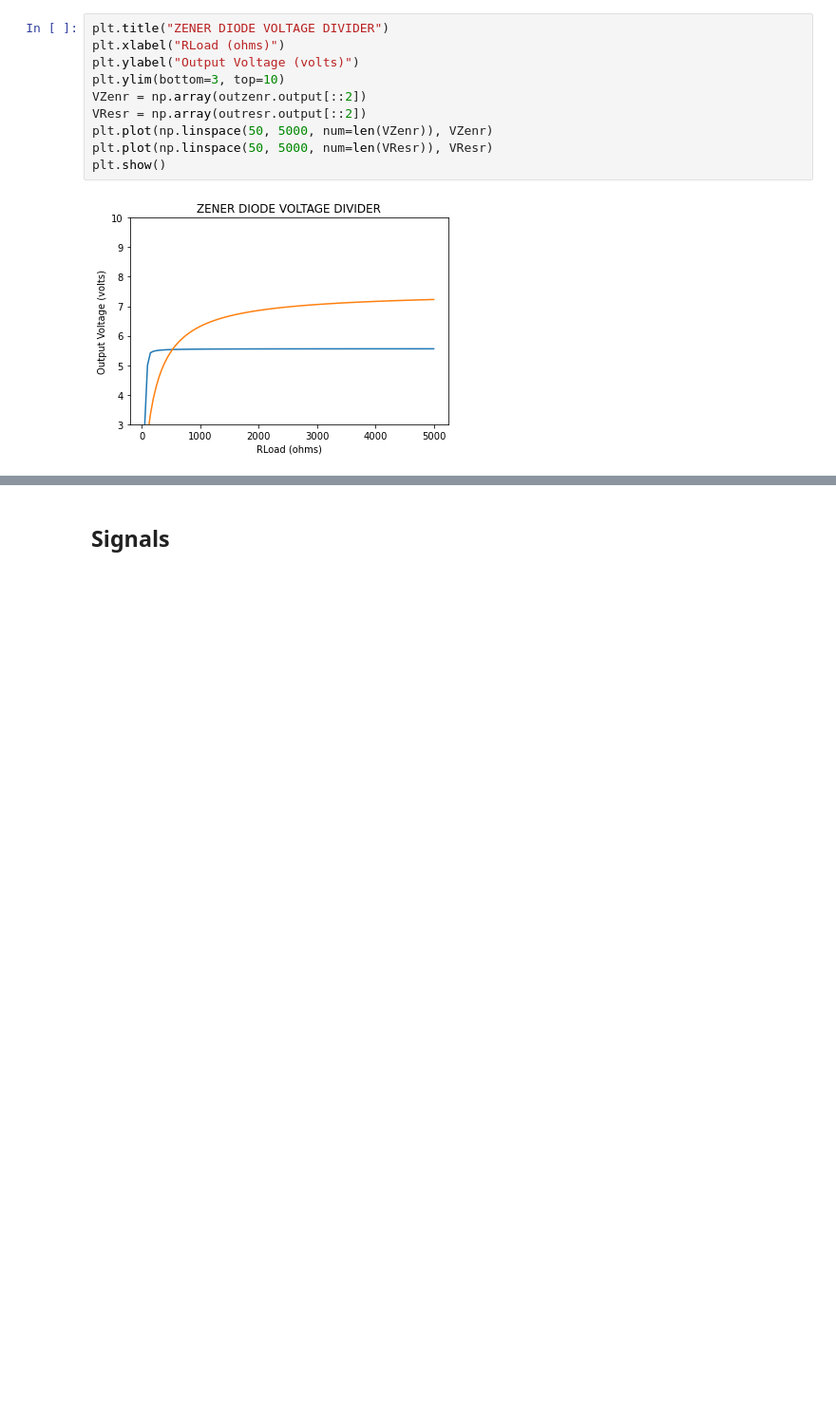
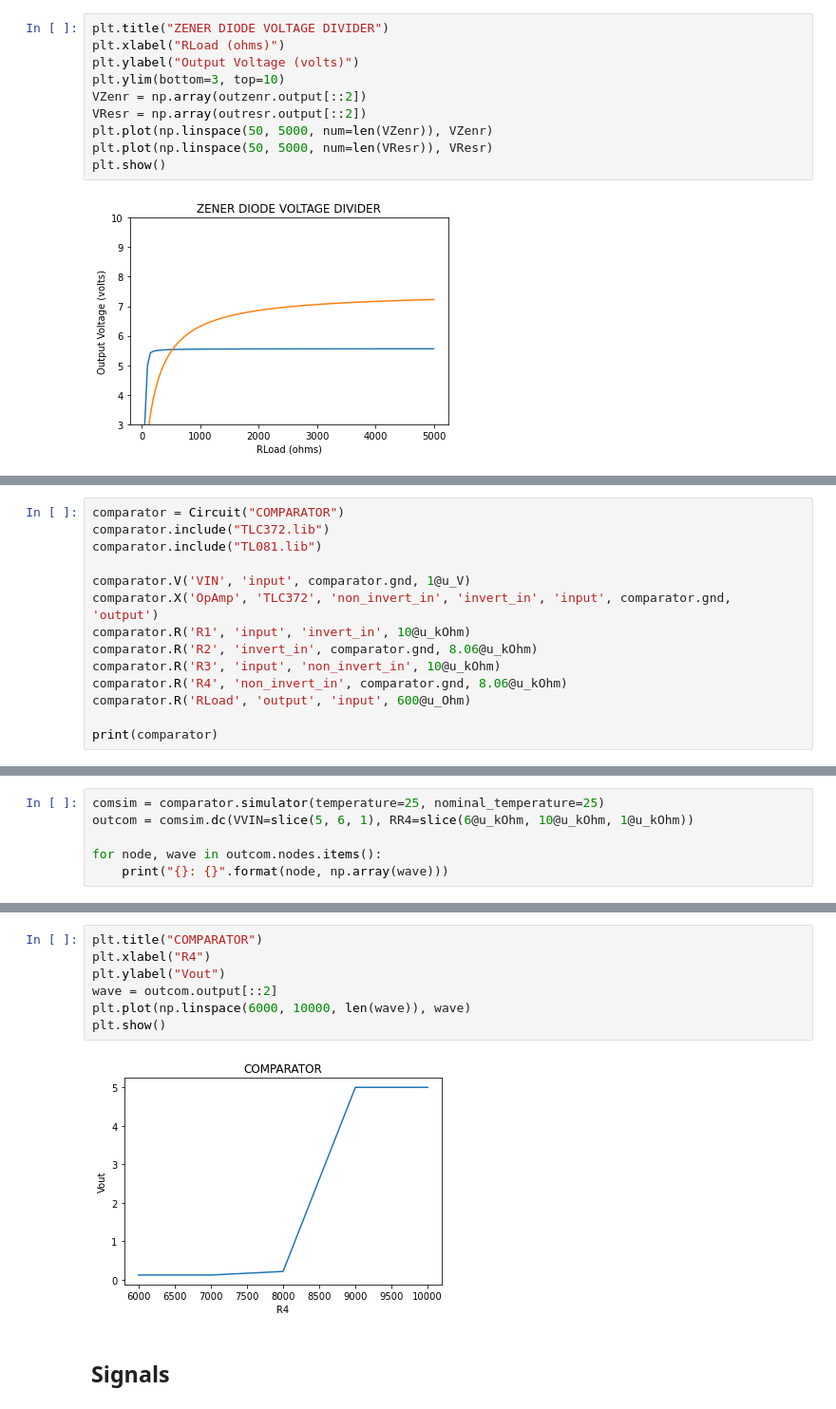
Before and after one commit to sunbee/ArtofElectronics, a Jupyter notebook: AoE_Chapter01.ipynb, the cells around one changed output, grey strips where cells are left out. Shown: that part at 95% size. Saved outputs shown, nothing was run; the diff lists cells and outputs as text; blank space fills up the shorter version.

Commit message:
Added simulation of comparator circuit

```diff
--- a/AoE_Chapter01.ipynb
+++ b/AoE_Chapter01.ipynb
@@ -546,0 +574,14 @@ Output:
+# %%
+comparator = Circuit("COMPARATOR")
+comparator.include("TLC372.lib")
+comparator.include("TL081.lib")
+
+comparator.V('VIN', 'input', comparator.gnd, 1@u_V)
+comparator.X('OpAmp', 'TLC372', 'non_invert_in', 'invert_in', 'input', comparator.gnd, 'output')
+comparator.R('R1', 'input', 'invert_in', 10@u_kOhm)
+comparator.R('R2', 'invert_in', comparator.gnd, 8.06@u_kOhm)
+comparator.R('R3', 'input', 'non_invert_in', 10@u_kOhm)
+comparator.R('R4', 'non_invert_in', comparator.gnd, 8.06@u_kOhm)
+comparator.R('RLoad', 'output', 'input', 600@u_Ohm)
+
+print(comparator)
@@ -546,0 +599,6 @@ Output:
+# %%
+comsim = comparator.simulator(temperature=25, nominal_temperature=25)
+outcom = comsim.dc(VVIN=slice(5, 6, 1), RR4=slice(6@u_kOhm, 10@u_kOhm, 1@u_kOhm))
+
+for node, wave in outcom.nodes.items():
+    print("{}: {}".format(node, np.array(wave)))
@@ -547,3 +623,12 @@ Output:
+# %%
+plt.title("COMPARATOR")
+plt.xlabel("R4")
+plt.ylabel("Vout")
+wave = outcom.output[::2]
+plt.plot(np.linspace(6000, 10000, len(wave)), wave)
+plt.show()
+# %% [output]
+[figure, added]
 # %% [markdown]
 ## Signals
 # %% [markdown]
```
Also changed, not shown: parts of 7 cells of this notebook, 6 other files.
